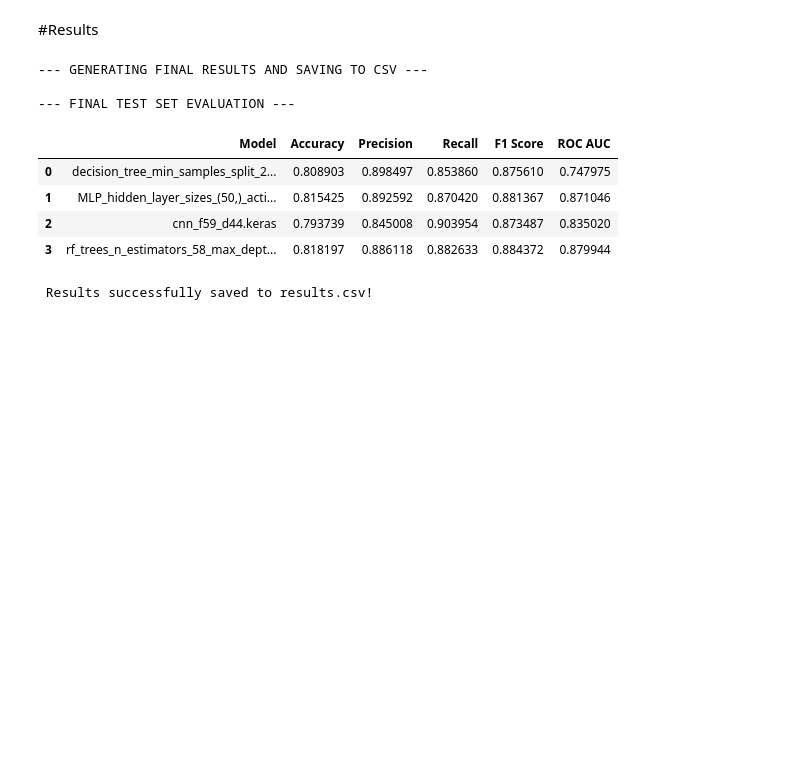
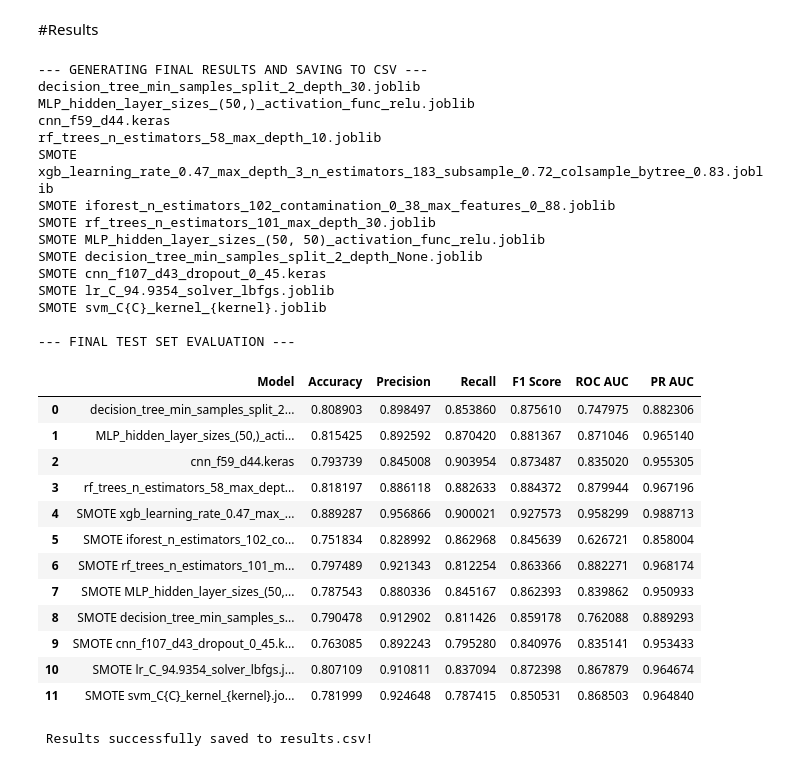
Before and after one commit to SoupBoi1/TLS-Fingerprinting-Malicious-Detection, a Jupyter notebook: results.ipynb, the cells around one changed output. Saved outputs shown, nothing was run; the diff lists cells and outputs as text; code cells hidden in the pictures; blank space fills up the shorter version.

```diff
--- a/results.ipynb
+++ b/results.ipynb
@@ -526,0 +550,34 @@ rf_trees_n_estimators_58_max_depth_10.joblib
+# %%
+
+print("\n7. Tuning SVM with loops...")
+best_svm_acc = 0
+best_svm_model = None
+best_svm_params = {}
+
+for C in [0.1, 1.0, 10.0]:
+    for kernel in ['rbf', 'linear']:
+        if(C==10.0 and kernel=='linear'):
+            break
+        model = SVC(
+            C=C,
+            kernel=kernel,
+            probability=True,   # needed for predict_proba / ROC AUC
+            random_state=42
+        )
+        #model.fit(X_train_resampled, y_train_resampled)
+
+        filename = f"savedSMOTE_models/svm/svm_C{C}_kernel_{kernel}.joblib"
+        #joblib.dump(model, filename)
+        #print(f"Saved: {filename}")
+        model =joblib.load(filename)
+        val_preds = model.predict(X_val)
+        val_acc = accuracy_score(y_val, val_preds)
+
+        if val_acc > best_svm_acc:
+            best_svm_acc = val_acc
+            best_svm_model = model
+            bestmodel_name = "SMOTE svm_C{C}_kernel_{kernel}.joblib"
+            best_svm_params = {'C': C, 'kernel': kernel}
+
+best_models[bestmodel_name] = best_svm_model
+print(f"Best SVM Params: {best_svm_params} | Val Accuracy: {best_svm_acc:.4f}")
@@ -531,10 +591,11 @@ X_test_cnn = X_test.reshape(X_test.shape[0], X_test.shape[1], 1)
 # %%
 print("\nGenerating final predictions on Test Set...")
 for name, model in best_models.items():
+    print(name)
     if name.endswith('.keras') :
         prob = model.predict(X_test_cnn, verbose=0).flatten()
         pred = (prob > 0.5).astype(int)
-    elif name == 'Isolation Forest':
+    elif name == 'SMOTE iforest_n_estimators_102_contamination_0_38_max_features_0_88.joblib':
         raw = model.predict(X_test)
         pred = np.where(raw == -1, 1, 0)
         # Use decision_function as anomaly score (lower = more anomalous → negate for proba-like score)
@@ -561,43 +634,69 @@ print("--- GENERATING FINAL RESULTS AND SAVING TO CSV ---")
 results_list = []
 
 for name in best_models.keys():
+    print(name)
     pred = predictions[name]['pred']
     prob = predictions[name]['prob']
 
     acc = accuracy_score(y_test, pred)
     prec = precision_score(y_test, pred, zero_division=0)
     rec = recall_score(y_test, pred, zero_division=0)
     f1 = f1_score(y_test, pred, zero_division=0)
 
     try:
         auc_score = roc_auc_score(y_test, prob)
     except Exception:
         auc_score = "N/A"
+    try:
+        PRAUC = average_precision_score(y_test, prob)
+    except Exception:
+        PRAUC = "N/A"
 
     results_list.append({
         'Model': name,
         'Accuracy': acc,
         'Precision': prec,
         'Recall': rec,
         'F1 Score': f1,
-        'ROC AUC': auc_score
+        'ROC AUC': auc_score,
+        "PR AUC": PRAUC
     })
 
 results_df = pd.DataFrame(results_list)
 
 print("\n--- FINAL TEST SET EVALUATION ---")
 display(results_df)
 
 csv_filename = 'results.csv'
 results_df.to_csv(csv_filename, index=False)
 print(f"\n Results successfully saved to {csv_filename}!")
 # %% [output]
 --- GENERATING FINAL RESULTS AND SAVING TO CSV ---
+decision_tree_min_samples_split_2_depth_30.joblib
+MLP_hidden_layer_sizes_(50,)_activation_func_relu.joblib
+cnn_f59_d44.keras
+rf_trees_n_estimators_58_max_depth_10.joblib
+SMOTE xgb_learning_rate_0.47_max_depth_3_n_estimators_183_subsample_0.72_colsample_bytree_0.83.joblib
+SMOTE iforest_n_estimators_102_contamination_0_38_max_features_0_88.joblib
+SMOTE rf_trees_n_estimators_101_max_depth_30.joblib
+SMOTE MLP_hidden_layer_sizes_(50, 50)_activation_func_relu.joblib
+SMOTE decision_tree_min_samples_split_2_depth_None.joblib
+SMOTE cnn_f107_d43_dropout_0_45.keras
+SMOTE lr_C_94.9354_solver_lbfgs.joblib
+SMOTE svm_C{C}_kernel_{kernel}.joblib
 
 --- FINAL TEST SET EVALUATION ---
-|  | Model | Accuracy | Precision | Recall | F1 Score | ROC AUC |
-| 0 | decision_tree_min_samples_split_2... | 0.808903 | 0.898497 | 0.853860 | 0.875610 | 0.747975 |
-| 1 | MLP_hidden_layer_sizes_(50,)_acti... | 0.815425 | 0.892592 | 0.870420 | 0.881367 | 0.871046 |
-| 2 | cnn_f59_d44.keras | 0.793739 | 0.845008 | 0.903954 | 0.873487 | 0.835020 |
-| 3 | rf_trees_n_estimators_58_max_dept... | 0.818197 | 0.886118 | 0.882633 | 0.884372 | 0.879944 |
+|  | Model | Accuracy | Precision | Recall | F1 Score | ROC AUC | PR AUC |
+| 0 | decision_tree_min_samples_split_2... | 0.808903 | 0.898497 | 0.853860 | 0.875610 | 0.747975 | 0.882306 |
+| 1 | MLP_hidden_layer_sizes_(50,)_acti... | 0.815425 | 0.892592 | 0.870420 | 0.881367 | 0.871046 | 0.965140 |
+| 2 | cnn_f59_d44.keras | 0.793739 | 0.845008 | 0.903954 | 0.873487 | 0.835020 | 0.955305 |
+| 3 | rf_trees_n_estimators_58_max_dept... | 0.818197 | 0.886118 | 0.882633 | 0.884372 | 0.879944 | 0.967196 |
+| 4 | SMOTE xgb_learning_rate_0.47_max_... | 0.889287 | 0.956866 | 0.900021 | 0.927573 | 0.958299 | 0.988713 |
+| 5 | SMOTE iforest_n_estimators_102_co... | 0.751834 | 0.828992 | 0.862968 | 0.845639 | 0.626721 | 0.858004 |
+| 6 | SMOTE rf_trees_n_estimators_101_m... | 0.797489 | 0.921343 | 0.812254 | 0.863366 | 0.882271 | 0.968174 |
+| 7 | SMOTE MLP_hidden_layer_sizes_(50,... | 0.787543 | 0.880336 | 0.845167 | 0.862393 | 0.839862 | 0.950933 |
+| 8 | SMOTE decision_tree_min_samples_s... | 0.790478 | 0.912902 | 0.811426 | 0.859178 | 0.762088 | 0.889293 |
+| 9 | SMOTE cnn_f107_d43_dropout_0_45.k... | 0.763085 | 0.892243 | 0.795280 | 0.840976 | 0.835141 | 0.953433 |
+| 10 | SMOTE lr_C_94.9354_solver_lbfgs.j... | 0.807109 | 0.910811 | 0.837094 | 0.872398 | 0.867879 | 0.964674 |
+| 11 | SMOTE svm_C{C}_kernel_{kernel}.jo... | 0.781999 | 0.924648 | 0.787415 | 0.850531 | 0.868503 | 0.964840 |
  Results successfully saved to results.csv!
```
Also changed, not shown: parts of 4 cells of this notebook, 9 other files.
